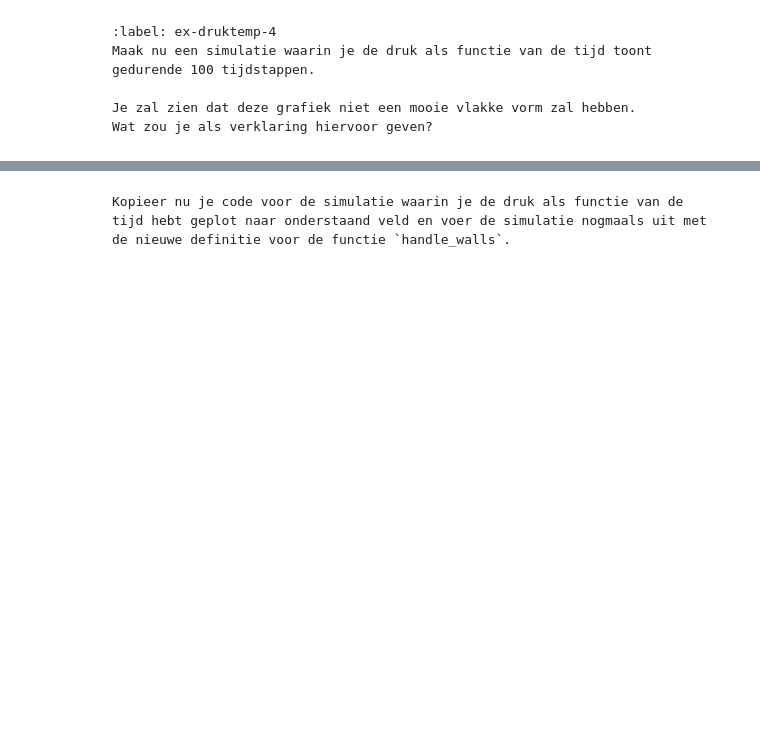
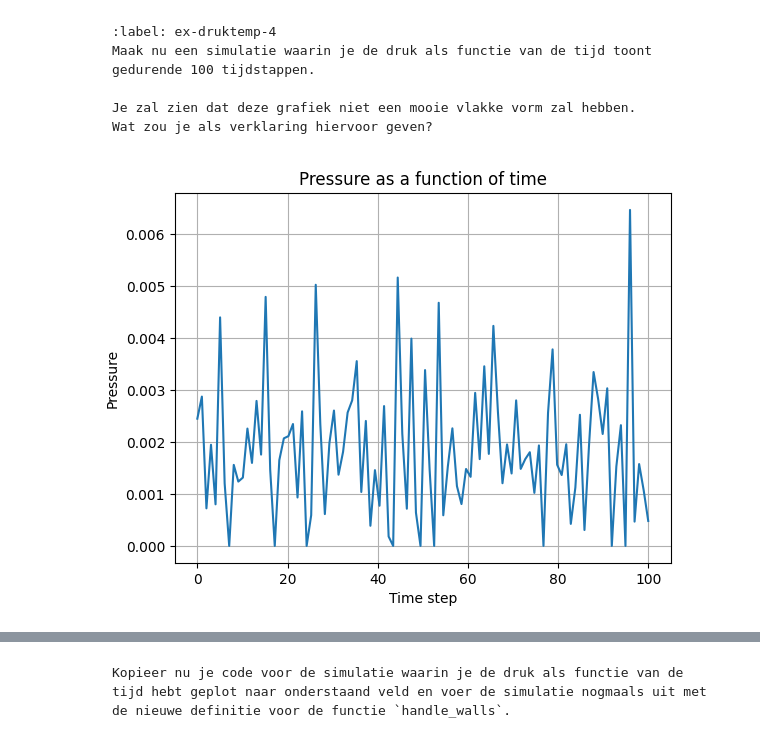
Before and after one commit to sjiemen/17, a Jupyter notebook: Content/PySim/5_druktemp.ipynb, the cells around one changed output, grey strips where cells are left out. Saved outputs shown, nothing was run; the diff lists cells and outputs as text; code cells hidden in the pictures; blank space fills up the shorter version.

````diff
--- a/Content/PySim/5_druktemp.ipynb
+++ b/Content/PySim/5_druktemp.ipynb
@@ -305,9 +306,27 @@ Je zal zien dat deze grafiek niet een mooie vlakke vorm zal hebben.
 Wat zou je als verklaring hiervoor geven?
 ```
 # %%
-# Geef je oplossing
 
-#your code/answer
+pressures = np.zeros(100, dtype=float)
+times = np.linspace(0,100,100)
+
+particles = []
+create_particles(particles)
+
+for i in range(100):
+    take_time_step(particles)
+    pressures[i] = pressure
+
+plt.figure()
+plt.plot(times, pressures)
+plt.xlabel("Time step")
+plt.ylabel("Pressure")
+plt.title("Pressure as a function of time")
+plt.grid(True)
+plt.show()
+# Dit komt waarschijnlijk omdat er maar 40 deeltjes zijn en elke piek dus een botsing is en er voor de rest geen botsingen plaatsvinden.
+# %% [output]
+[figure, added]
 # %% [markdown]
 ## Verbeteren van code: middelen
 
````
Also changed, not shown: parts of 11 cells of this notebook.
